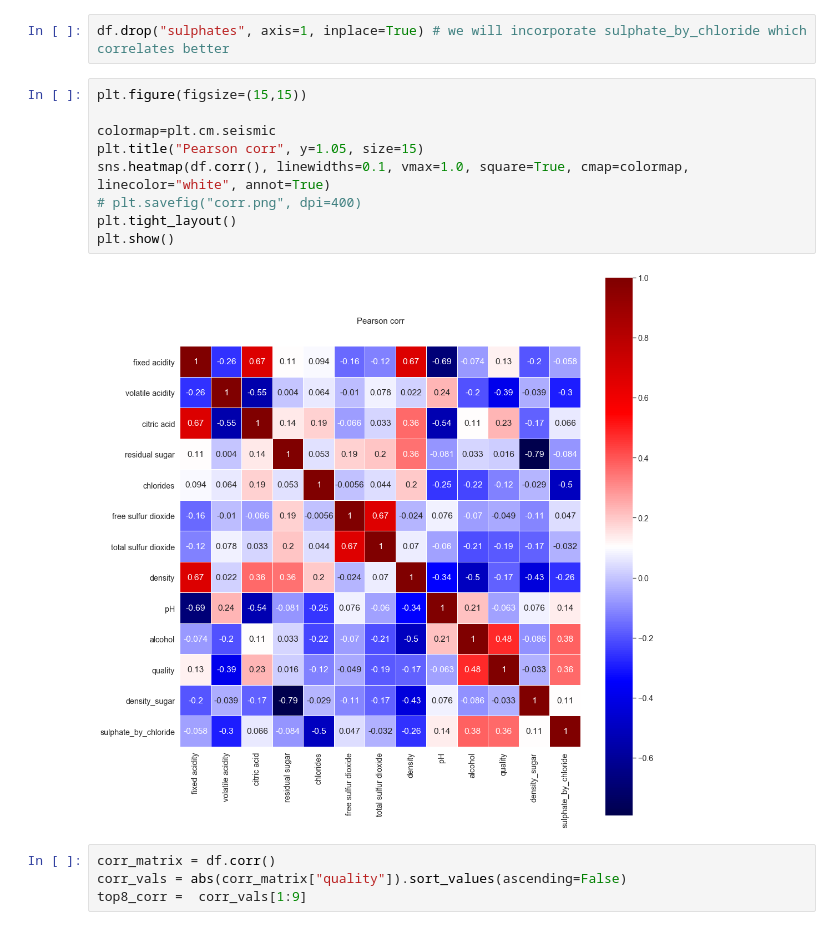
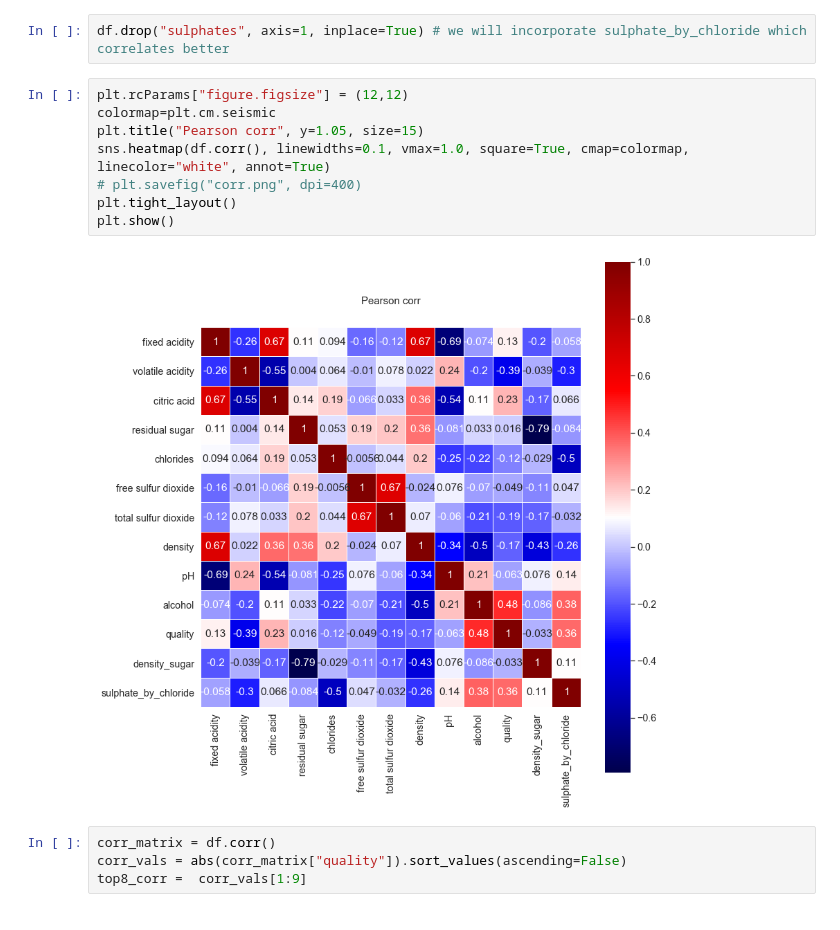
Before and after one commit to EnriqueSPR/red_wine_quality, a Jupyter notebook: red_wine.ipynb, the cells around one changed output. Cells and saved outputs as stored; diff of their text form.

```diff
--- a/red_wine.ipynb
+++ b/red_wine.ipynb
@@ -90,16 +90,15 @@ df["sulphate_by_chloride"] = df["sulphates"]/df["chlorides"]
 # %%
 df.drop("sulphates", axis=1, inplace=True) # we will incorporate sulphate_by_chloride which correlates better
 # %%
-plt.figure(figsize=(15,15))
-
+plt.rcParams["figure.figsize"] = (12,12)
 colormap=plt.cm.seismic
 plt.title("Pearson corr", y=1.05, size=15)
 sns.heatmap(df.corr(), linewidths=0.1, vmax=1.0, square=True, cmap=colormap, linecolor="white", annot=True)
 # plt.savefig("corr.png", dpi=400)
 plt.tight_layout()
 plt.show()
 # %% [output]
-[figure, old version]
+[figure, new version]
 # %%
 corr_matrix = df.corr()
 corr_vals = abs(corr_matrix["quality"]).sort_values(ascending=False)
```
Also changed, not shown: parts of 7 cells of this notebook.
